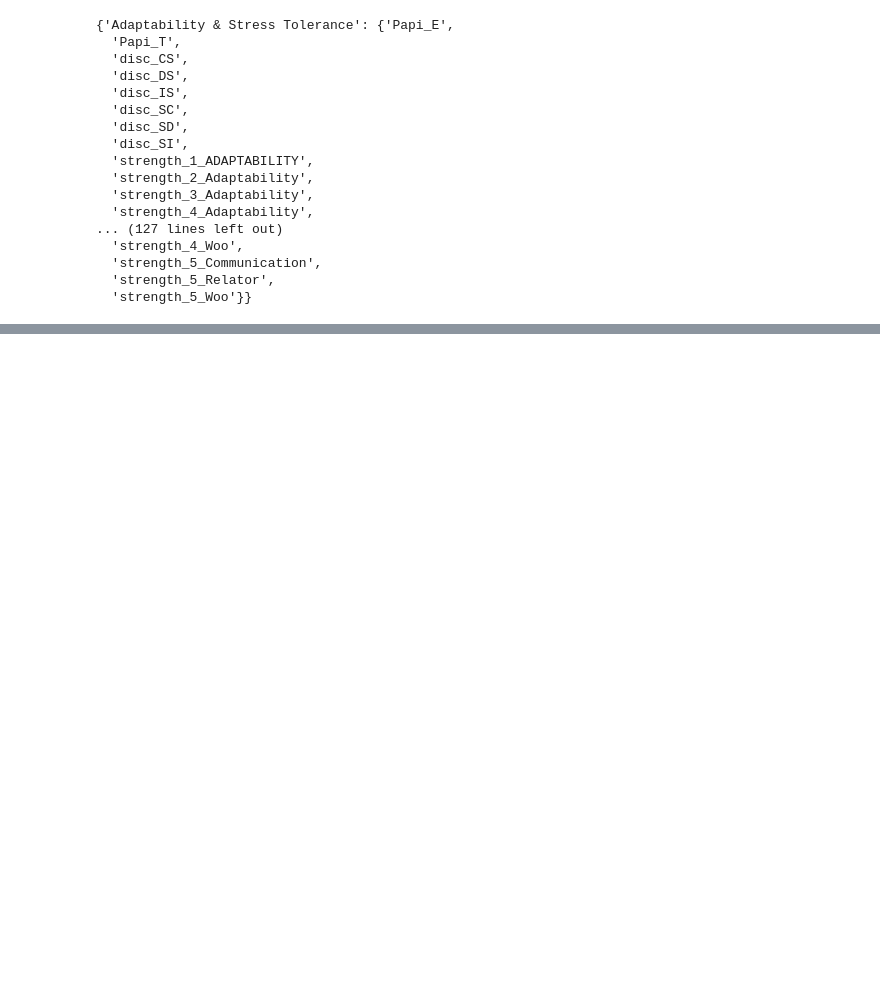
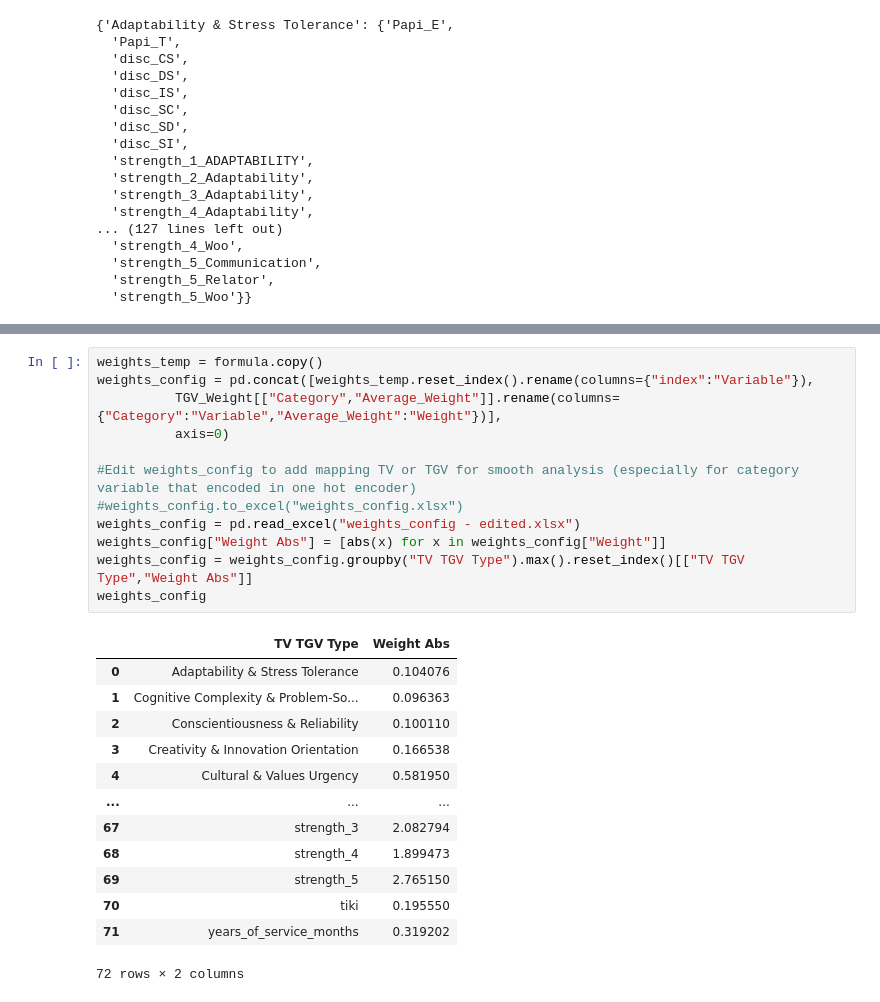
Before and after one commit to Jauhar-Hakim/tmi, a Jupyter notebook: task1.ipynb, the cells around one changed output, grey strips where cells are left out. Cells and saved outputs as stored; diff of their text form; blank space fills up the shorter version.

```diff
--- a/task1.ipynb
+++ b/task1.ipynb
@@ -1215,0 +1218,26 @@ full_result_dict
+# %%
+weights_temp = formula.copy()
+weights_config = pd.concat([weights_temp.reset_index().rename(columns={"index":"Variable"}),
+          TGV_Weight[["Category","Average_Weight"]].rename(columns={"Category":"Variable","Average_Weight":"Weight"})],
+          axis=0)
+
+#Edit weights_config to add mapping TV or TGV for smooth analysis (especially for category variable that encoded in one hot encoder)
+#weights_config.to_excel("weights_config.xlsx")
+weights_config = pd.read_excel("weights_config - edited.xlsx")
+weights_config["Weight Abs"] = [abs(x) for x in weights_config["Weight"]]
+weights_config = weights_config.groupby("TV TGV Type").max().reset_index()[["TV TGV Type","Weight Abs"]]
+weights_config
+# %% [output]
+|  | TV TGV Type | Weight Abs |
+| 0 | Adaptability & Stress Tolerance | 0.104076 |
+| 1 | Cognitive Complexity & Problem-So... | 0.096363 |
+| 2 | Conscientiousness & Reliability | 0.100110 |
+| 3 | Creativity & Innovation Orientation | 0.166538 |
+| 4 | Cultural & Values Urgency | 0.581950 |
+| ... | ... | ... |
+| 67 | strength_3 | 2.082794 |
+| 68 | strength_4 | 1.899473 |
+| 69 | strength_5 | 2.765150 |
+| 70 | tiki | 0.195550 |
+| 71 | years_of_service_months | 0.319202 |
+72 rows × 2 columns
```
Also changed, not shown: parts of 17 cells of this notebook, 3 other files.
